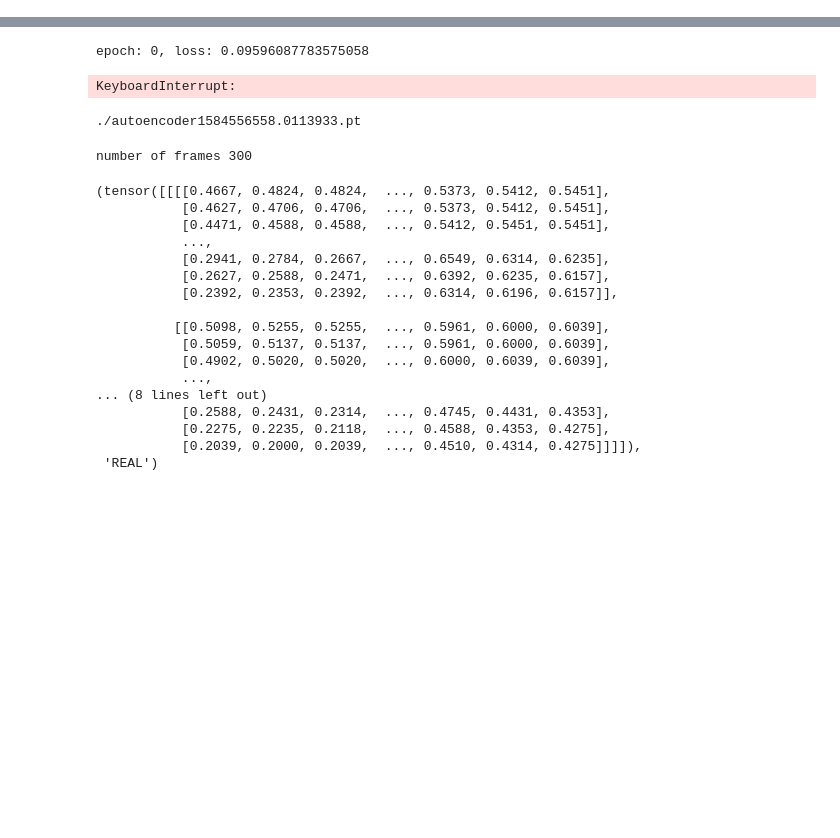
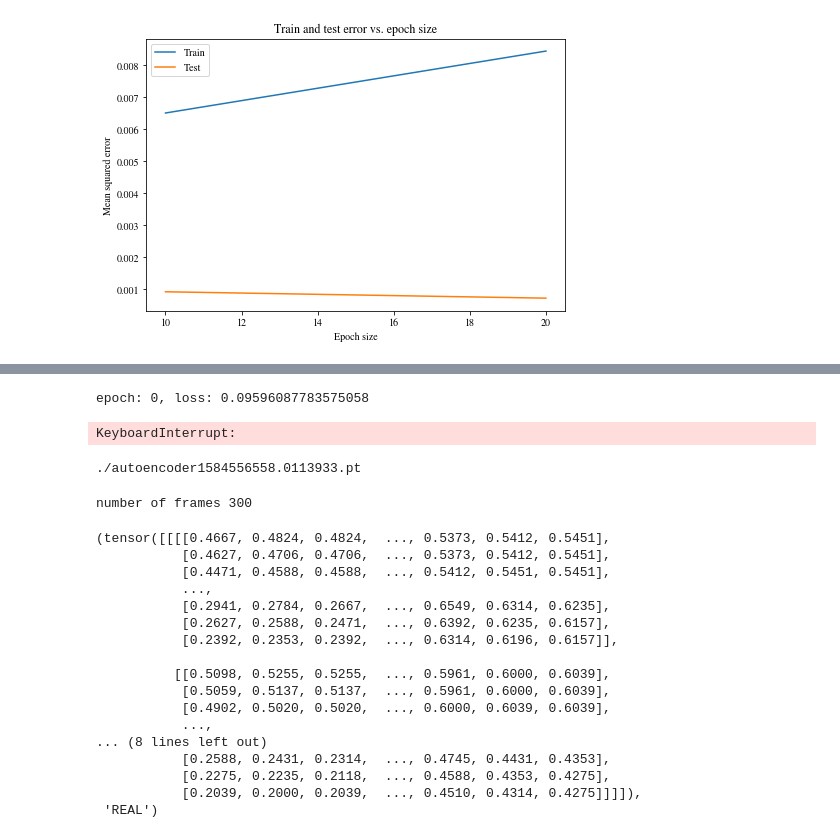
Before and after one commit to johnchrishays/deepfake, a Jupyter notebook: autoencoder_experiments.ipynb, the cells around one changed output, grey strips where cells are left out. Cells and saved outputs as stored; diff of their text form; code cells hidden in the pictures; blank space fills up the shorter version.

```diff
--- a/autoencoder_experiments.ipynb
+++ b/autoencoder_experiments.ipynb
@@ -7,0 +126,15 @@ from models import Autoencoder
+# %%
+epoch_range = range(10, 21, 10)
+
+train_errs = list()
+train_times = list()
+test_errs = list()
+test_times = list()
+
+for epoch in epoch_range:
+    train_err, train_exec_time = train_autoencoder.train_autoencoder(n_out_channels1=12, n_out_channels2=12, n_out_channels3=6, kernel_size=5, epoch_size=epoch)
+    train_errs.append(train_err)
+    train_times.append(train_exec_time)
+    test_err, test_exec_time, hidden_dim = test_autoencoder.test_autoencoder(n_out_channels1=12, n_out_channels2=12, n_out_channels3=6, kernel_size=5)
+    test_errs.append(test_err)
+    test_times.append(test_exec_time)
@@ -7,0 +160,10 @@ from models import Autoencoder
+# %%
+plt.plot(list(epoch_range), train_errs, label=f"Train")
+plt.plot(list(epoch_range), test_errs, label=f"Test")
+plt.title(f"Train and test error vs. epoch size")
+plt.legend(loc=0)
+plt.xlabel("Epoch size")
+plt.ylabel("Mean squared error")
+plt.show()
+# %% [output]
+[figure, added]
```
Also changed, not shown: parts of 11 cells of this notebook, 3 other files.
